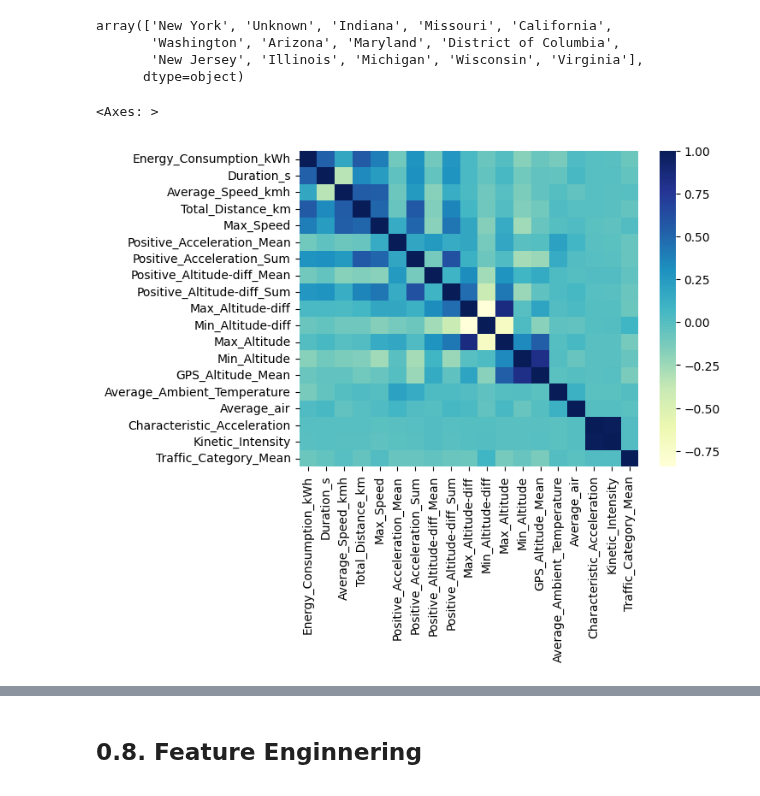
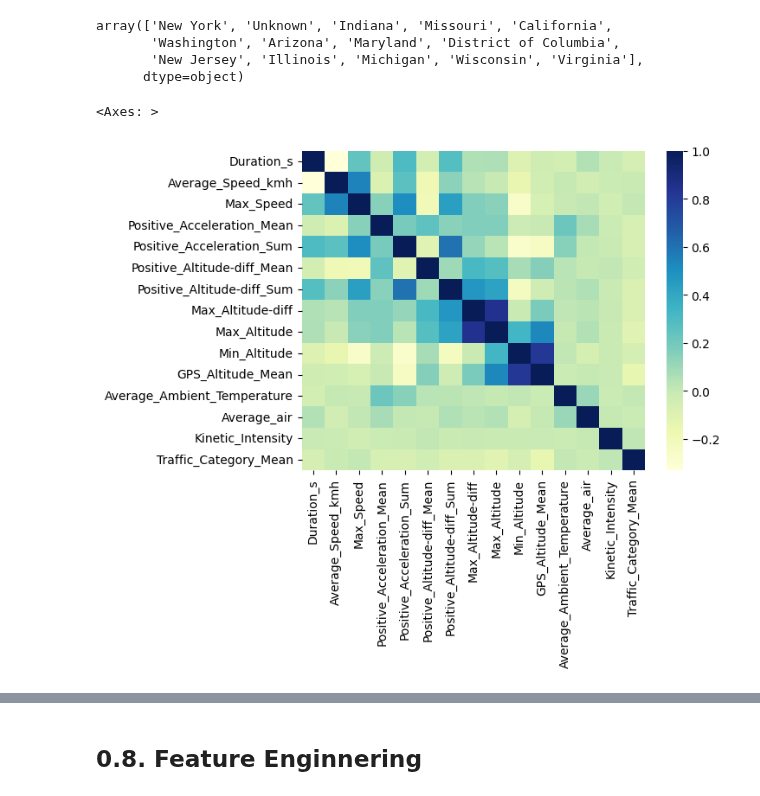
Before and after one commit to ydelipinar/Data_Based_Vehicle_Energy_Consumption_Modeling, a Jupyter notebook: ENS491_492_Project.ipynb, the cells around one changed output, grey strips where cells are left out. Saved outputs shown, nothing was run; the diff lists cells and outputs as text; code cells hidden in the pictures.

```diff
--- a/ENS491_492_Project.ipynb
+++ b/ENS491_492_Project.ipynb
@@ -648,9 +646,16 @@ array(['New York', 'Unknown', 'Indiana', 'Missouri', 'California',
 # %%
 trips_merged = trips_merged.dropna()
 trips_merged.isna().sum()
+# %%
+cols_to_keep = ['Duration_s', 'Average_Speed_kmh', 'Max_Speed',
+       'Positive_Acceleration_Mean', 'Positive_Acceleration_Sum',
+       'Positive_Altitude-diff_Mean', 'Positive_Altitude-diff_Sum',
+       'Max_Altitude-diff', 'Max_Altitude',
+       'Min_Altitude', 'GPS_Altitude_Mean', 'Average_Ambient_Temperature',
+       'Average_air', 'Kinetic_Intensity', 'Traffic_Category_Mean',
+       'State_Name']
 # %%
-X = trips_merged.drop(['Energy_Consumption_kWh/km', 'ID','Start_Time', 'End_Time','Total_Distance_km','Min_Speed'], axis=1)
-
+X = trips_merged[cols_to_keep]
 y = trips_merged['Energy_Consumption_kWh/km']
 
 
@@ -658,7 +663,7 @@ from sklearn.model_selection import train_test_split
 
 X_train, X_test, y_train, y_test = train_test_split(X, y, test_size=0.20, random_state=55, stratify=X['State_Name'])
 # %%
-sns.heatmap(trips_merged.drop(columns=["ID", "City_Name", 'Min_Speed']).corr(), cmap="YlGnBu")
+sns.heatmap(X_train.drop(columns=["State_Name"]).corr(), cmap="YlGnBu")
 # %% [output]
 <Axes: >
-[figure, old version]
+[figure, new version]
```
Also changed, not shown: parts of 5 cells of this notebook, 1 other file.
